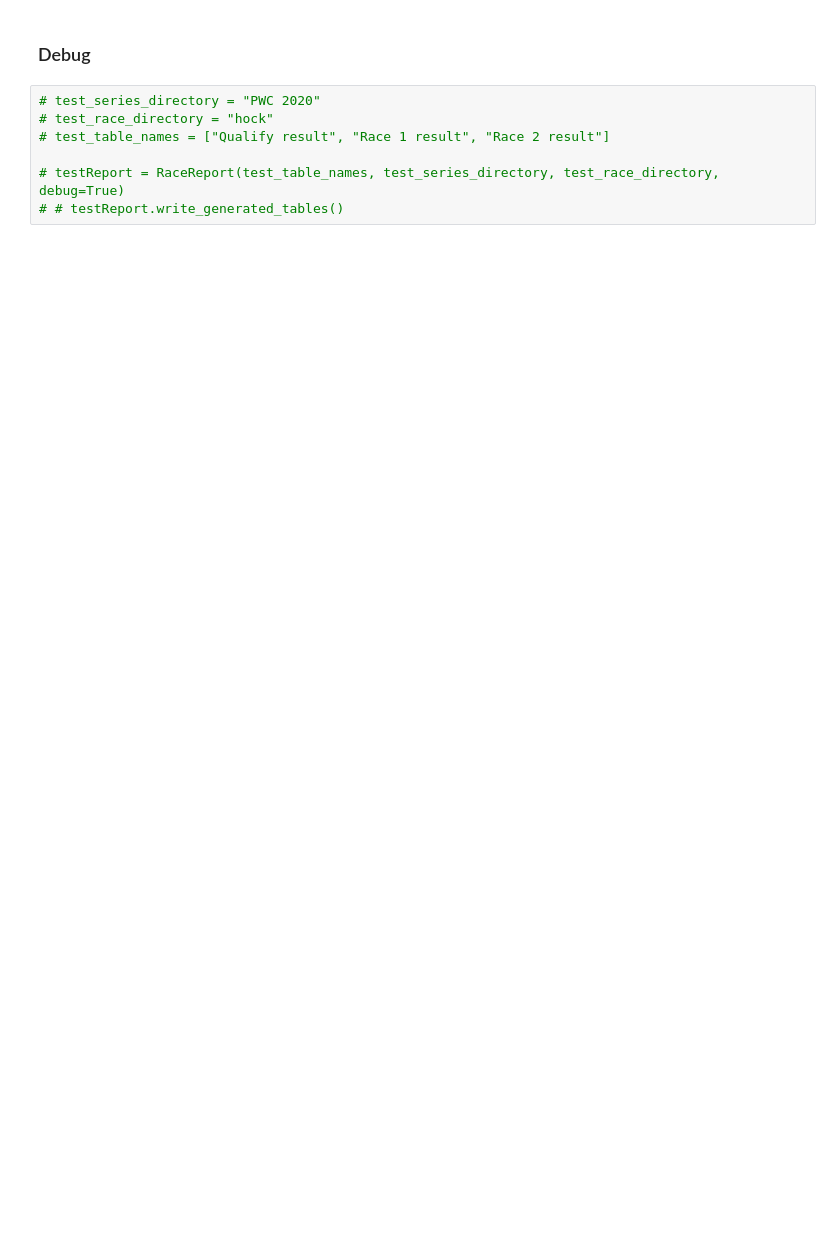
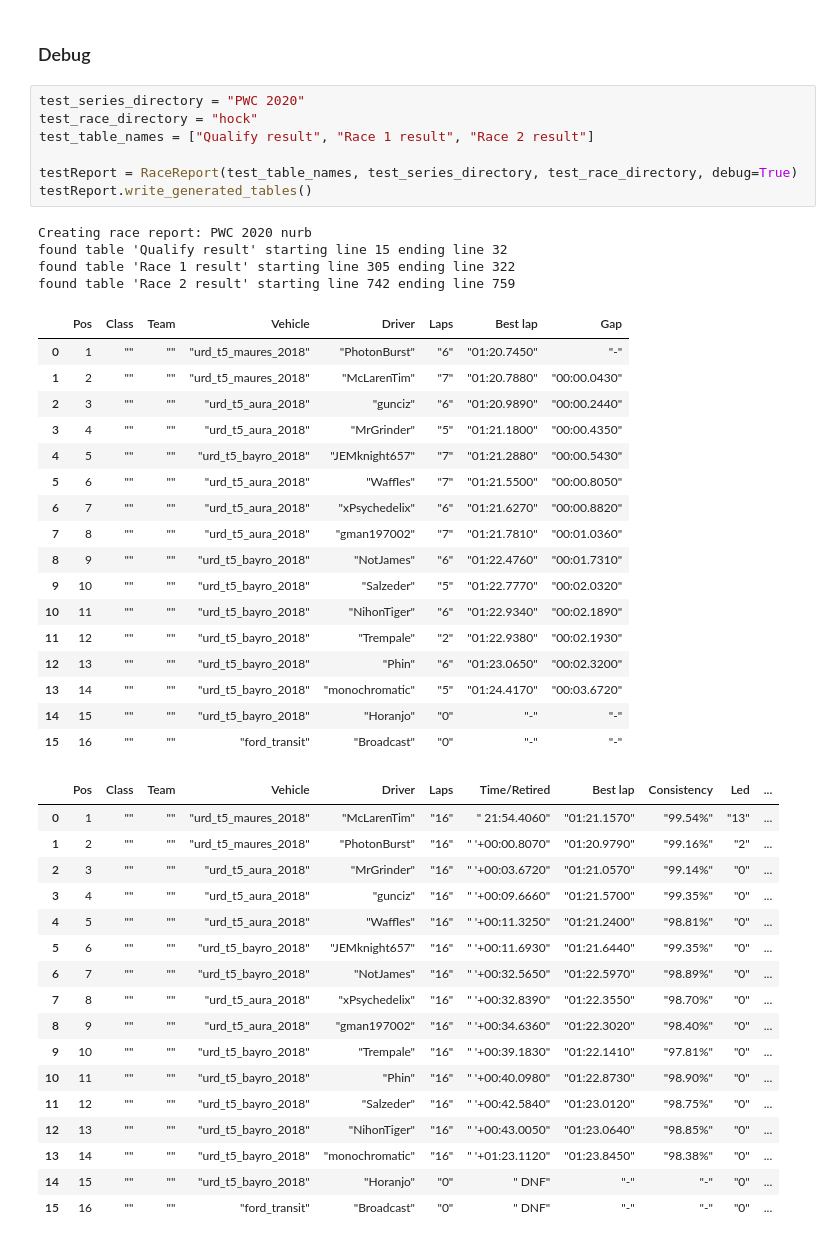
Before and after one commit to denniscfeng/simresults-to-table, a Jupyter notebook: ResultsToChampionshipTables.ipynb, the cells around one changed output. Cells and saved outputs as stored; diff of their text form; blank space fills up the shorter version.

```diff
--- a/ResultsToChampionshipTables.ipynb
+++ b/ResultsToChampionshipTables.ipynb
@@ -446,9 +487,48 @@ anderstorp
 # %% [markdown]
 ### Debug
 # %%
-# test_series_directory = "PWC 2020"
-# test_race_directory = "hock"
-# test_table_names = ["Qualify result", "Race 1 result", "Race 2 result"]
+test_series_directory = "PWC 2020"
+test_race_directory = "hock"
+test_table_names = ["Qualify result", "Race 1 result", "Race 2 result"]
 
-# testReport = RaceReport(test_table_names, test_series_directory, test_race_directory, debug=True)
-# # testReport.write_generated_tables()
+testReport = RaceReport(test_table_names, test_series_directory, test_race_directory, debug=True)
+testReport.write_generated_tables()
+# %% [output]
+Creating race report: PWC 2020 nurb
+found table 'Qualify result' starting line 15 ending line 32
+found table 'Race 1 result' starting line 305 ending line 322
+found table 'Race 2 result' starting line 742 ending line 759
+|  | Pos | Class | Team | Vehicle | Driver | Laps | Best lap | Gap |
+| 0 | 1 | "" | "" | "urd_t5_maures_2018" | "PhotonBurst" | "6" | "01:20.7450" | "-" |
+| 1 | 2 | "" | "" | "urd_t5_maures_2018" | "McLarenTim" | "7" | "01:20.7880" | "00:00.0430" |
+| 2 | 3 | "" | "" | "urd_t5_aura_2018" | "gunciz" | "6" | "01:20.9890" | "00:00.2440" |
+| 3 | 4 | "" | "" | "urd_t5_aura_2018" | "MrGrinder" | "5" | "01:21.1800" | "00:00.4350" |
+| 4 | 5 | "" | "" | "urd_t5_bayro_2018" | "JEMknight657" | "7" | "01:21.2880" | "00:00.5430" |
+| 5 | 6 | "" | "" | "urd_t5_aura_2018" | "Waffles" | "7" | "01:21.5500" | "00:00.8050" |
+| 6 | 7 | "" | "" | "urd_t5_aura_2018" | "xPsychedelix" | "6" | "01:21.6270" | "00:00.8820" |
+| 7 | 8 | "" | "" | "urd_t5_aura_2018" | "gman197002" | "7" | "01:21.7810" | "00:01.0360" |
+| 8 | 9 | "" | "" | "urd_t5_bayro_2018" | "NotJames" | "6" | "01:22.4760" | "00:01.7310" |
+| 9 | 10 | "" | "" | "urd_t5_bayro_2018" | "Salzeder" | "5" | "01:22.7770" | "00:02.0320" |
+| 10 | 11 | "" | "" | "urd_t5_bayro_2018" | "NihonTiger" | "6" | "01:22.9340" | "00:02.1890" |
+| 11 | 12 | "" | "" | "urd_t5_bayro_2018" | "Trempale" | "2" | "01:22.9380" | "00:02.1930" |
+| 12 | 13 | "" | "" | "urd_t5_bayro_2018" | "Phin" | "6" | "01:23.0650" | "00:02.3200" |
+| 13 | 14 | "" | "" | "urd_t5_bayro_2018" | "monochromatic" | "5" | "01:24.4170" | "00:03.6720" |
+| 14 | 15 | "" | "" | "urd_t5_bayro_2018" | "Horanjo" | "0" | "-" | "-" |
+| 15 | 16 | "" | "" | "ford_transit" | "Broadcast" | "0" | "-" | "-" |
+|  | Pos | Class | Team | Vehicle | Driver | Laps | Time/Retired | Best lap | Consistency | Led | ... |
+| 0 | 1 | "" | "" | "urd_t5_maures_2018" | "McLarenTim" | "16" | " 21:54.4060" | "01:21.1570" | "99.54%" | "13" | ... |
+| 1 | 2 | "" | "" | "urd_t5_maures_2018" | "PhotonBurst" | "16" | " '+00:00.8070" | "01:20.9790" | "99.16%" | "2" | ... |
+| 2 | 3 | "" | "" | "urd_t5_aura_2018" | "MrGrinder" | "16" | " '+00:03.6720" | "01:21.0570" | "99.14%" | "0" | ... |
+| 3 | 4 | "" | "" | "urd_t5_aura_2018" | "gunciz" | "16" | " '+00:09.6660" | "01:21.5700" | "99.35%" | "0" | ... |
+| 4 | 5 | "" | "" | "urd_t5_aura_2018" | "Waffles" | "16" | " '+00:11.3250" | "01:21.2400" | "98.81%" | "0" | ... |
+| 5 | 6 | "" | "" | "urd_t5_bayro_2018" | "JEMknight657" | "16" | " '+00:11.6930" | "01:21.6440" | "99.35%" | "0" | ... |
+| 6 | 7 | "" | "" | "urd_t5_bayro_2018" | "NotJames" | "16" | " '+00:32.5650" | "01:22.5970" | "98.89%" | "0" | ... |
+| 7 | 8 | "" | "" | "urd_t5_aura_2018" | "xPsychedelix" | "16" | " '+00:32.8390" | "01:22.3550" | "98.70%" | "0" | ... |
+| 8 | 9 | "" | "" | "urd_t5_aura_2018" | "gman197002" | "16" | " '+00:34.6360" | "01:22.3020" | "98.40%" | "0" | ... |
+| 9 | 10 | "" | "" | "urd_t5_bayro_2018" | "Trempale" | "16" | " '+00:39.1830" | "01:22.1410" | "97.81%" | "0" | ... |
+| 10 | 11 | "" | "" | "urd_t5_bayro_2018" | "Phin" | "16" | " '+00:40.0980" | "01:22.8730" | "98.90%" | "0" | ... |
+| 11 | 12 | "" | "" | "urd_t5_bayro_2018" | "Salzeder" | "16" | " '+00:42.5840" | "01:23.0120" | "98.75%" | "0" | ... |
+| 12 | 13 | "" | "" | "urd_t5_bayro_2018" | "NihonTiger" | "16" | " '+00:43.0050" | "01:23.0640" | "98.85%" | "0" | ... |
+| 13 | 14 | "" | "" | "urd_t5_bayro_2018" | "monochromatic" | "16" | " '+01:23.1120" | "01:23.8450" | "98.38%" | "0" | ... |
+| 14 | 15 | "" | "" | "urd_t5_bayro_2018" | "Horanjo" | "0" | " DNF" | "-" | "-" | "0" | ... |
+| 15 | 16 | "" | "" | "ford_transit" | "Broadcast" | "0" | " DNF" | "-" | "-" | "0" | ... |
```
Also changed, not shown: parts of 7 cells of this notebook, 3 other files.
